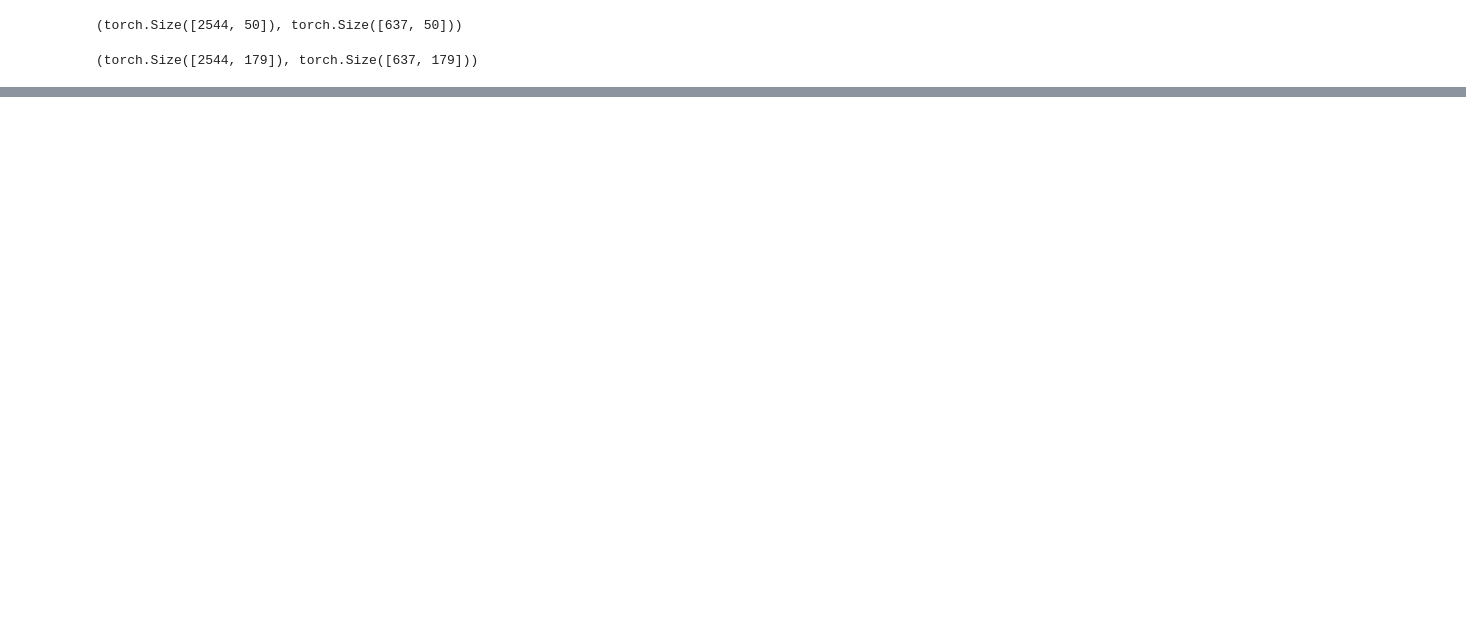
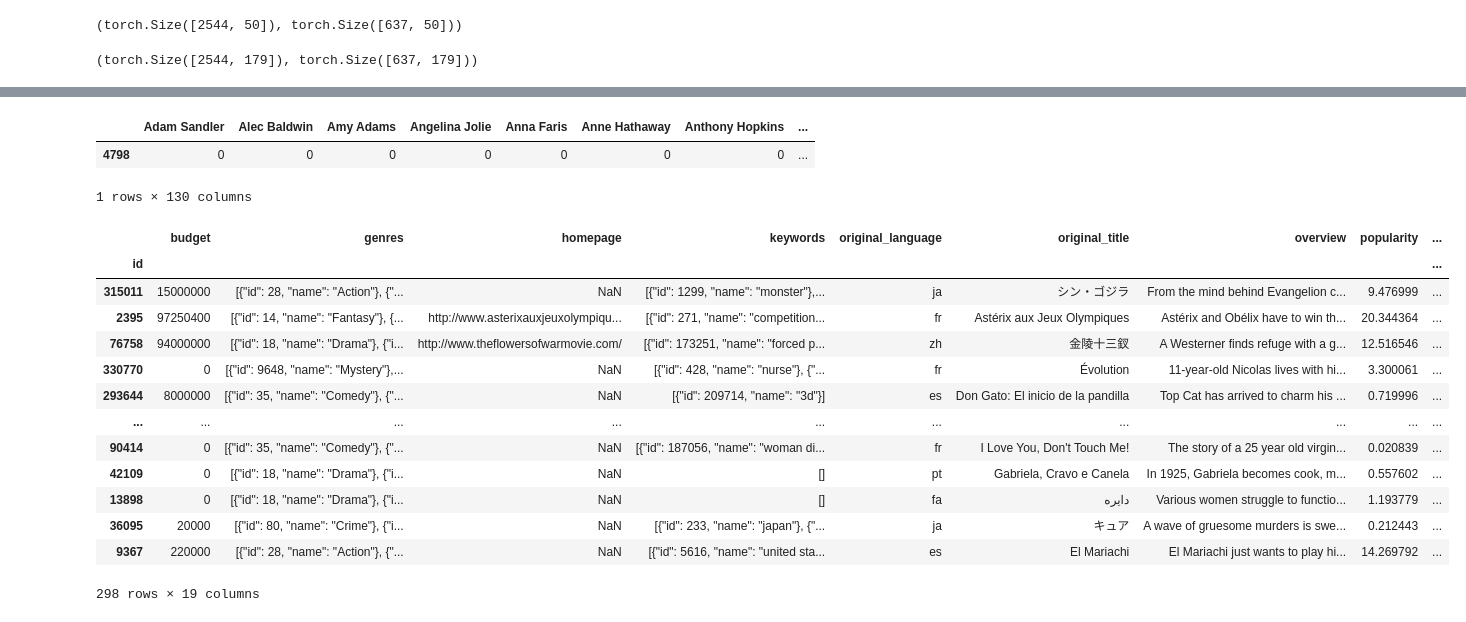
Before and after one commit to alex-medvedev-msc/FDS2020_Actors, a Jupyter notebook: query.ipynb, the cells around one changed output, grey strips where cells are left out. Drawn from its saved outputs; the diff is of its cells as text; code cells hidden in the pictures; blank space fills up the shorter version.

```diff
--- a/query.ipynb
+++ b/query.ipynb
@@ -462,0 +775,24 @@ Linear regression MSE: 1.8263, mean baseline mse: 1.9978
+# %%
+loader.data_train[loader.data_train.title_x == 'El Mariachi']
+# %% [output]
+|  | Adam Sandler | Alec Baldwin | Amy Adams | Angelina Jolie | Anna Faris | Anne Hathaway | Anthony Hopkins | ... |
+| 4798 | 0 | 0 | 0 | 0 | 0 | 0 | 0 | ... |
+1 rows × 130 columns
+# %%
+non_en = movies_info[movies_info.original_language != 'en']
+non_en
+# %% [output]
+|  | budget | genres | homepage | keywords | original_language | original_title | overview | popularity | ... |
+| id |  |  |  |  |  |  |  |  | ... |
+| 315011 | 15000000 | [{"id": 28, "name": "Action"}, {"... | NaN | [{"id": 1299, "name": "monster"},... | ja | シン・ゴジラ | From the mind behind Evangelion c... | 9.476999 | ... |
+| 2395 | 97250400 | [{"id": 14, "name": "Fantasy"}, {... | http://www.asterixauxjeuxolympiqu... | [{"id": 271, "name": "competition... | fr | Astérix aux Jeux Olympiques | Astérix and Obélix have to win th... | 20.344364 | ... |
+| 76758 | 94000000 | [{"id": 18, "name": "Drama"}, {"i... | http://www.theflowersofwarmovie.com/ | [{"id": 173251, "name": "forced p... | zh | 金陵十三釵 | A Westerner finds refuge with a g... | 12.516546 | ... |
+| 330770 | 0 | [{"id": 9648, "name": "Mystery"},... | NaN | [{"id": 428, "name": "nurse"}, {"... | fr | Évolution | 11-year-old Nicolas lives with hi... | 3.300061 | ... |
+| 293644 | 8000000 | [{"id": 35, "name": "Comedy"}, {"... | NaN | [{"id": 209714, "name": "3d"}] | es | Don Gato: El inicio de la pandilla | Top Cat has arrived to charm his ... | 0.719996 | ... |
+| ... | ... | ... | ... | ... | ... | ... | ... | ... | ... |
+| 90414 | 0 | [{"id": 35, "name": "Comedy"}, {"... | NaN | [{"id": 187056, "name": "woman di... | fr | I Love You, Don't Touch Me! | The story of a 25 year old virgin... | 0.020839 | ... |
+| 42109 | 0 | [{"id": 18, "name": "Drama"}, {"i... | NaN | [] | pt | Gabriela, Cravo e Canela | In 1925, Gabriela becomes cook, m... | 0.557602 | ... |
+| 13898 | 0 | [{"id": 18, "name": "Drama"}, {"i... | NaN | [] | fa | دایره | Various women struggle to functio... | 1.193779 | ... |
+| 36095 | 20000 | [{"id": 80, "name": "Crime"}, {"i... | NaN | [{"id": 233, "name": "japan"}, {"... | ja | キュア | A wave of gruesome murders is swe... | 0.212443 | ... |
+| 9367 | 220000 | [{"id": 28, "name": "Action"}, {"... | NaN | [{"id": 5616, "name": "united sta... | es | El Mariachi | El Mariachi just wants to play hi... | 14.269792 | ... |
+298 rows × 19 columns
```
Also changed, not shown: parts of 27 cells of this notebook.
